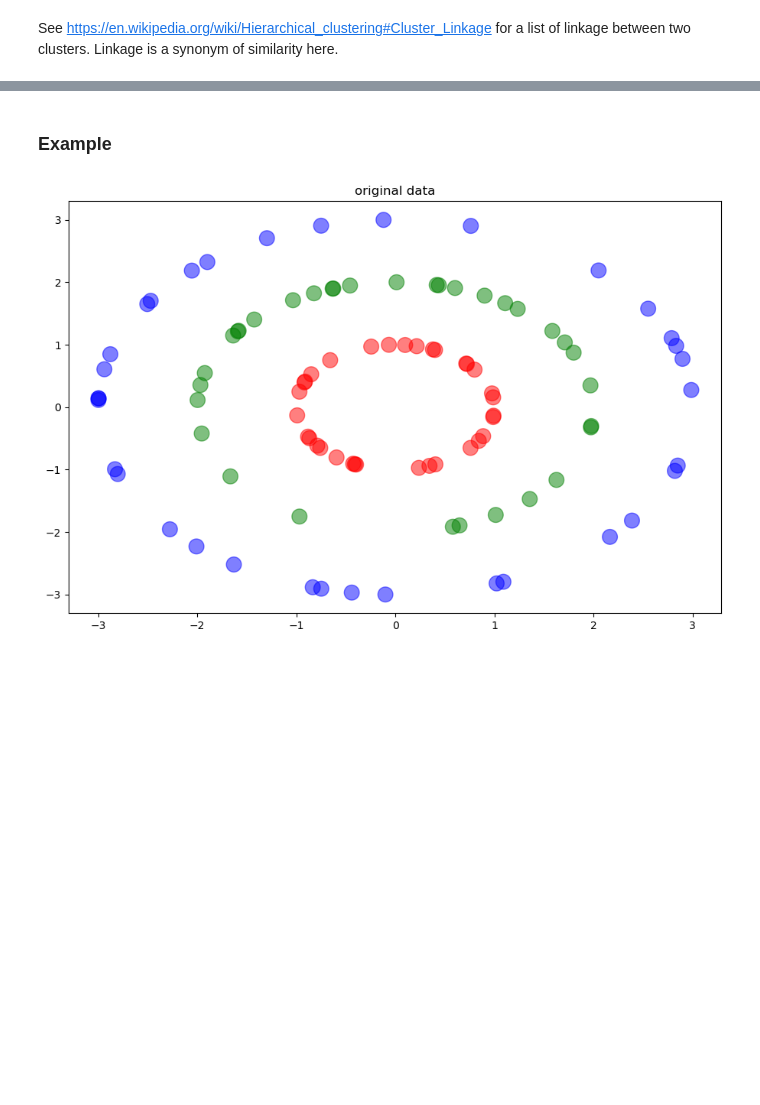
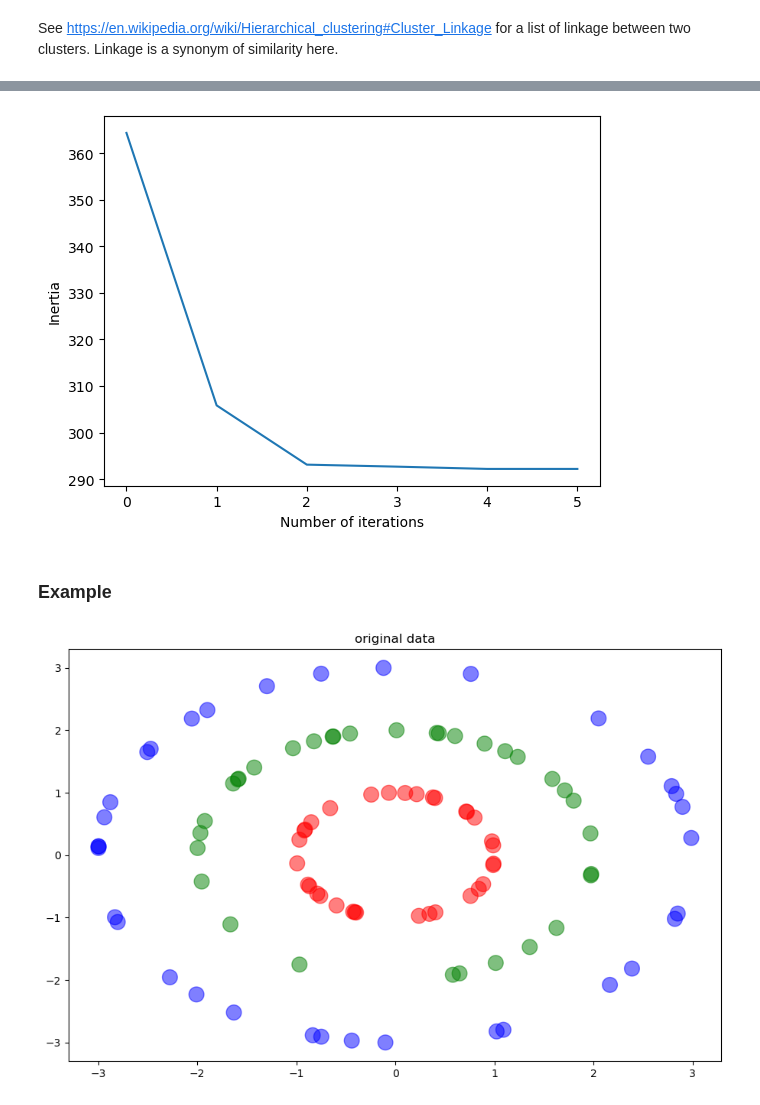
Before and after one commit to roomate/ML_from_scratch, a Jupyter notebook: clustering.ipynb, the cells around one changed output, grey strips where cells are left out. Saved outputs shown, nothing was run; the diff lists cells and outputs as text; code cells hidden in the pictures; blank space fills up the shorter version.

```diff
--- a/clustering.ipynb
+++ b/clustering.ipynb
@@ -281,3 +377,7 @@ plt.scatter(kmean.clusters[3].particles[:,0], kmean.clusters[3].particles[:,1],
+# %%
+kmean.plot_history()
+# %% [output]
+[figure, added]
 # %% [markdown]
 ### Example
 # %%
```
Also changed, not shown: parts of 22 cells of this notebook, 2 other files.
